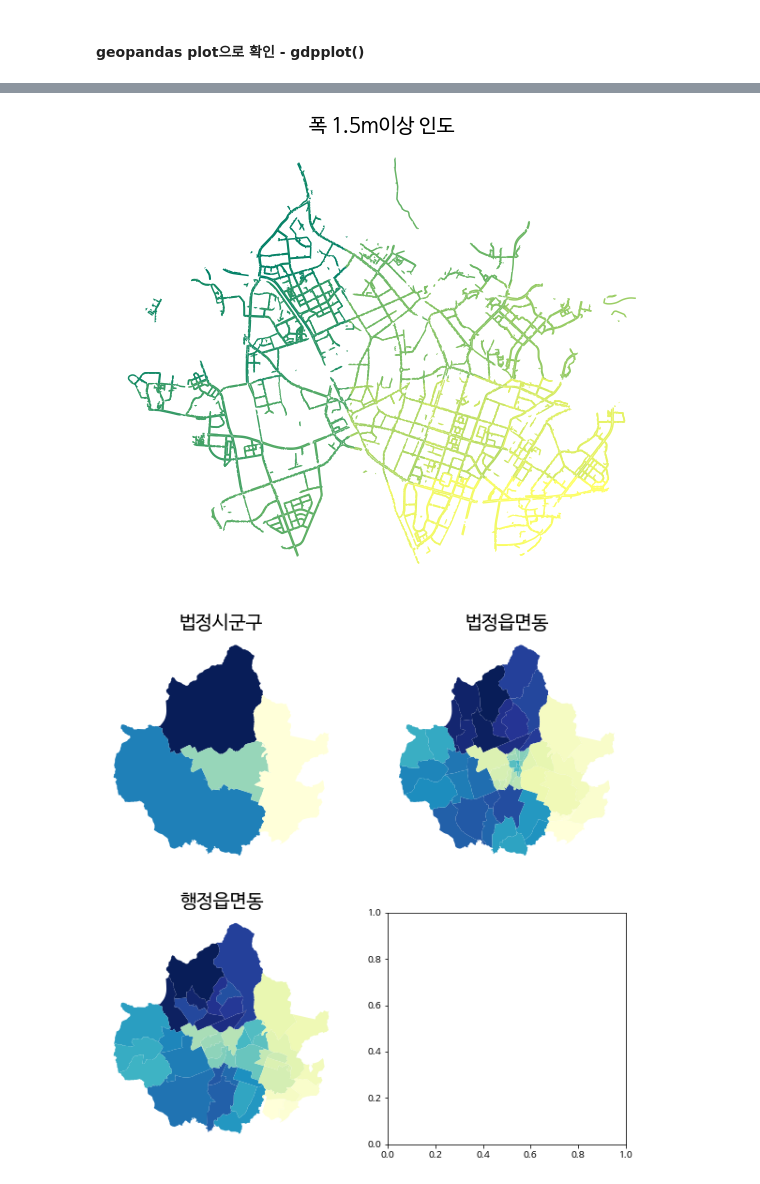
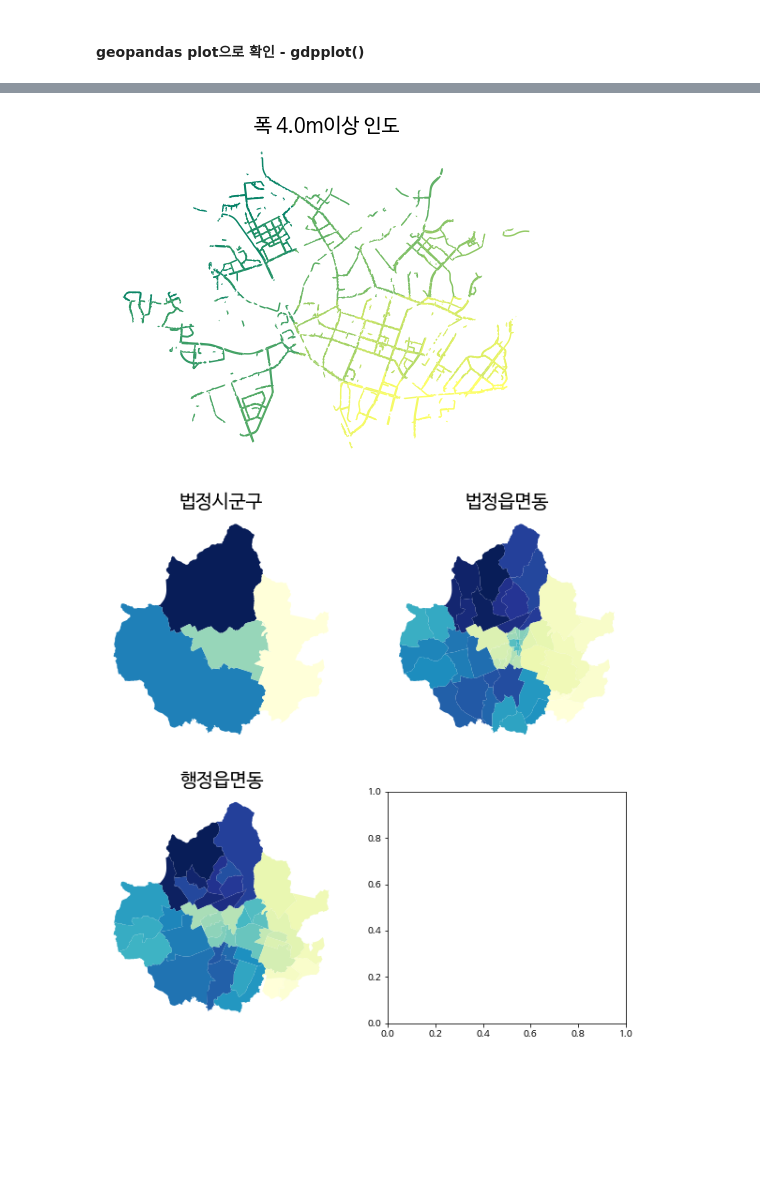
Before and after one commit to eruru0411/DL_Study, a Jupyter notebook: LH.ipynb, the cells around one changed output, grey strips where cells are left out. Cells and saved outputs as stored; diff of their text form; code cells hidden in the pictures; blank space fills up the shorter version.

```diff
--- a/LH.ipynb
+++ b/LH.ipynb
@@ -880,0 +838,4 @@ df_인도26.head()        # data 6650
+# %%
+df_인도40up = df_인도26[df_인도26['WIDT'] >= 4.0]       # 2248
+df_인도15up = df_인도26[df_인도26['WIDT'] >= 1.5]       # 5076
+df_인도40up.head(3)
@@ -880,0 +847,3 @@ df_인도26.head()        # data 6650
+# %%
+df_인도40up.reset_index(inplace=True)
+df_인도40up.head()
@@ -1075,7 +1061,9 @@ gpdplot(df_인도26, "UFID", title="수원시 인도", cmap='summer', figsize=(1
 # %%
-gpdplot(df_가능인도, "UFID", title="폭 1.5m이상 인도", cmap='summer', figsize=(10, 10))
+gpdplot(df_인도15up, "UFID", title="폭 1.5m이상 인도", cmap='summer', figsize=(8, 8))
-# %% [output]
-[figure, removed]
+# %%
+gpdplot(df_인도40up, "UFID", title="폭 4.0m이상 인도", cmap='summer', figsize=(8, 8))
+# %% [output]
+[figure, added]
 # %%
 gpdplot(df_연면적28, 'gid', '건물연면적', figsize=(10, 10))
 # %%
```
Also changed, not shown: parts of 67 cells of this notebook.
